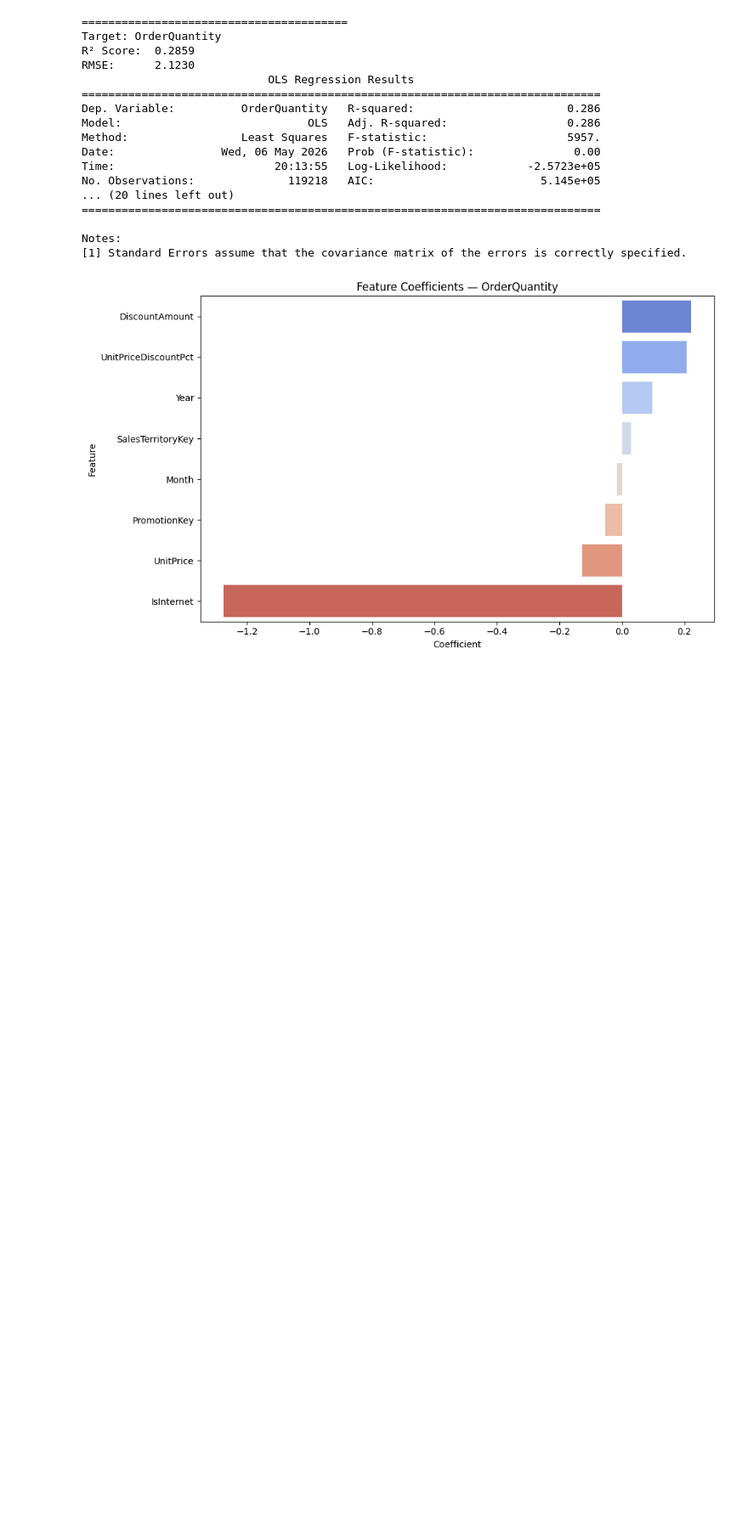
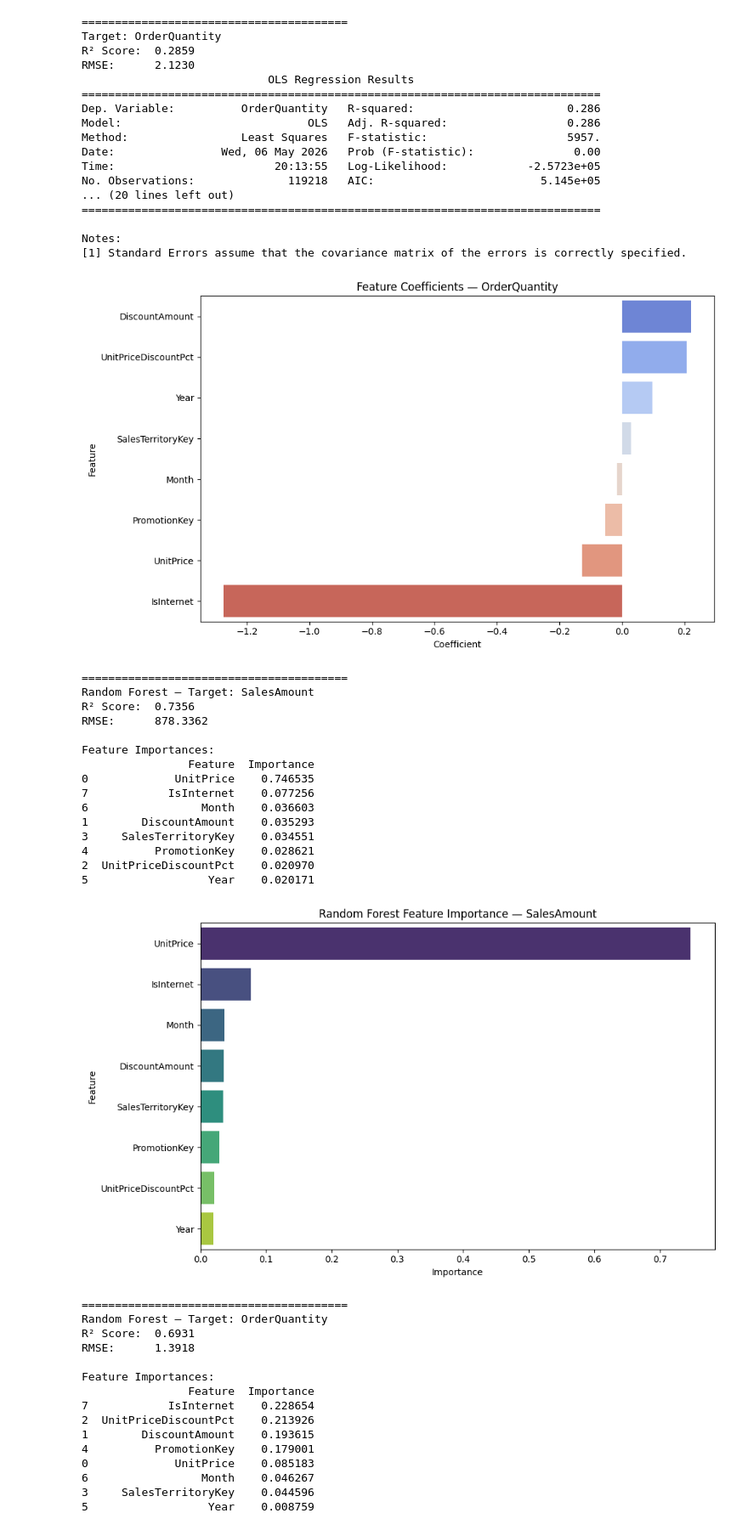
Before and after one commit to jdstigma/AdventureWorks-55MB-ETL, a Jupyter notebook: notebooks/regression_analysis.ipynb, the cells around one changed output. Shown at 85% size. Saved outputs shown, nothing was run; the diff lists cells and outputs as text; code cells hidden in the pictures; blank space fills up the shorter version.

```diff
--- a/notebooks/regression_analysis.ipynb
+++ b/notebooks/regression_analysis.ipynb
@@ -192,3 +192,81 @@ No. Observations:              119218   AIC:                         5.145e+05
 Notes:
 [1] Standard Errors assume that the covariance matrix of the errors is correctly specified.
 [figure]
+# %%
+from sklearn.ensemble import RandomForestRegressor
+
+def run_random_forest(df, target):
+    X = df.drop(columns=['SalesAmount', 'OrderQuantity'])
+    y = df[target]
+
+    scaler = StandardScaler()
+    X_scaled = scaler.fit_transform(X)
+
+    X_train, X_test, y_train, y_test = train_test_split(
+        X_scaled, y, test_size=0.2, random_state=42
+    )
+
+    rf = RandomForestRegressor(n_estimators=100, random_state=42, n_jobs=-1)
+    rf.fit(X_train, y_train)
+    y_pred = rf.predict(X_test)
+
+    r2 = r2_score(y_test, y_pred)
+    rmse = np.sqrt(mean_squared_error(y_test, y_pred))
+
+    print(f"\n{'='*40}")
+    print(f"Random Forest — Target: {target}")
+    print(f"R² Score:  {r2:.4f}")
+    print(f"RMSE:      {rmse:.4f}")
+
+    # Feature importance
+    importance_df = pd.DataFrame({
+        'Feature': X.columns,
+        'Importance': rf.feature_importances_
+    }).sort_values('Importance', ascending=False)
+
+    print("\nFeature Importances:")
+    print(importance_df)
+
+    plt.figure(figsize=(10, 6))
+    sns.barplot(data=importance_df, x='Importance', y='Feature', palette='viridis')
+    plt.title(f'Random Forest Feature Importance — {target}')
+    plt.tight_layout()
+    plt.savefig(f'rf_importance_{target}.png')
+    plt.show()
+
+    return rf, importance_df
+
+rf_sales, imp_sales = run_random_forest(df_model, 'SalesAmount')
+rf_qty, imp_qty = run_random_forest(df_model, 'OrderQuantity')
+# %% [output]
+========================================
+Random Forest — Target: SalesAmount
+R² Score:  0.7356
+RMSE:      878.3362
+
+Feature Importances:
+                Feature  Importance
+0             UnitPrice    0.746535
+7            IsInternet    0.077256
+6                 Month    0.036603
+1        DiscountAmount    0.035293
+3     SalesTerritoryKey    0.034551
+4          PromotionKey    0.028621
+2  UnitPriceDiscountPct    0.020970
+5                  Year    0.020171
+[figure, added]
+========================================
+Random Forest — Target: OrderQuantity
+R² Score:  0.6931
+RMSE:      1.3918
+
+Feature Importances:
+                Feature  Importance
+7            IsInternet    0.228654
+2  UnitPriceDiscountPct    0.213926
+1        DiscountAmount    0.193615
+4          PromotionKey    0.179001
+0             UnitPrice    0.085183
+6                 Month    0.046267
+3     SalesTerritoryKey    0.044596
+5                  Year    0.008759
```
Also changed, not shown: parts of 6 cells of this notebook.
